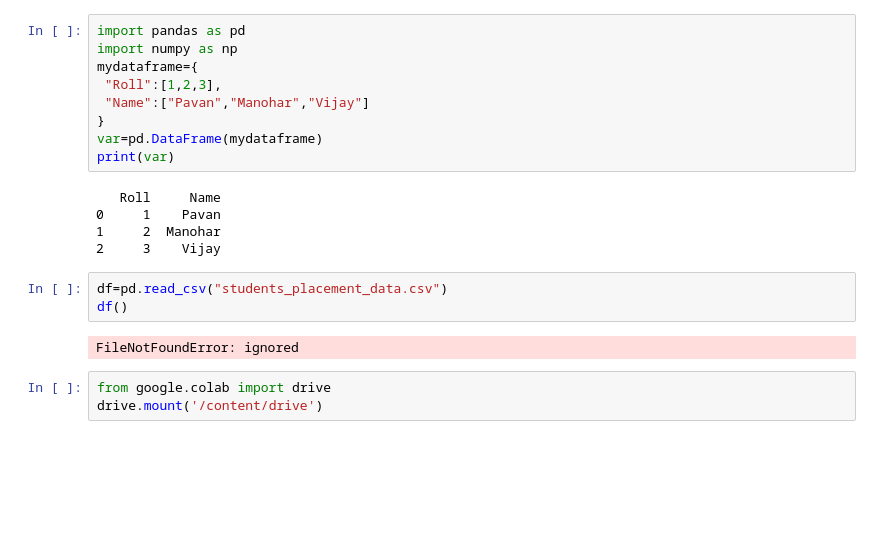
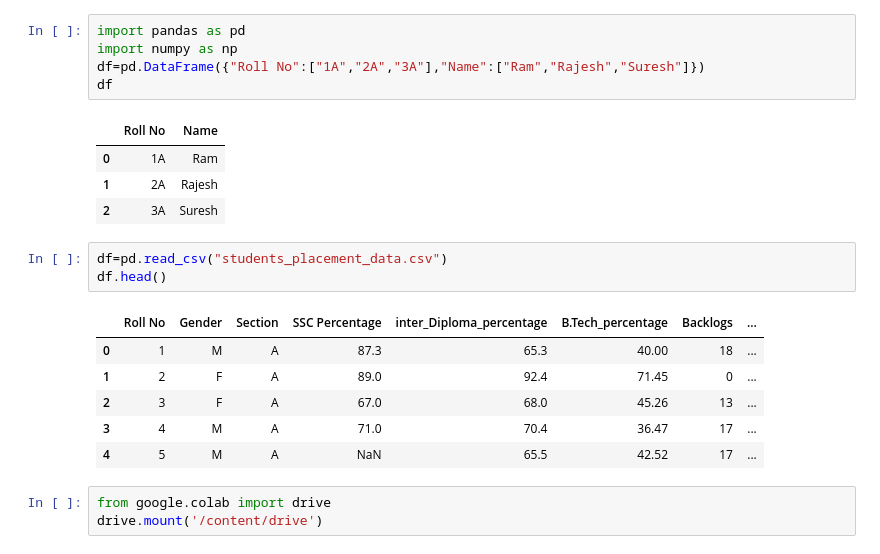
Before and after one commit to ChorapalliPavanKumar123/Pandas, a Jupyter notebook: Pandas.ipynb, the cells around one changed output. Saved outputs shown, nothing was run; the diff lists cells and outputs as text; blank space fills up the shorter version.

```diff
--- a/Pandas.ipynb
+++ b/Pandas.ipynb
@@ -3,22 +3,23 @@
 # %%
 import pandas as pd
 import numpy as np
-mydataframe={
- "Roll":[1,2,3],
- "Name":["Pavan","Manohar","Vijay"]
-}
-var=pd.DataFrame(mydataframe)
-print(var)
+df=pd.DataFrame({"Roll No":["1A","2A","3A"],"Name":["Ram","Rajesh","Suresh"]})
+df
 # %% [output]
-   Roll     Name
-0     1    Pavan
-1     2  Manohar
-2     3    Vijay
+|  | Roll No | Name |
+| 0 | 1A | Ram |
+| 1 | 2A | Rajesh |
+| 2 | 3A | Suresh |
 # %%
 df=pd.read_csv("students_placement_data.csv")
-df()
+df.head()
 # %% [output]
-FileNotFoundError: ignored
+|  | Roll No | Gender | Section | SSC Percentage | inter_Diploma_percentage | B.Tech_percentage | Backlogs | ... |
+| 0 | 1 | M | A | 87.3 | 65.3 | 40.00 | 18 | ... |
+| 1 | 2 | F | A | 89.0 | 92.4 | 71.45 | 0 | ... |
+| 2 | 3 | F | A | 67.0 | 68.0 | 45.26 | 13 | ... |
+| 3 | 4 | M | A | 71.0 | 70.4 | 36.47 | 17 | ... |
+| 4 | 5 | M | A | NaN | 65.5 | 42.52 | 17 | ... |
 # %%
 from google.colab import drive
 drive.mount('/content/drive')
```
Also changed, not shown: parts of 21 cells of this notebook.
